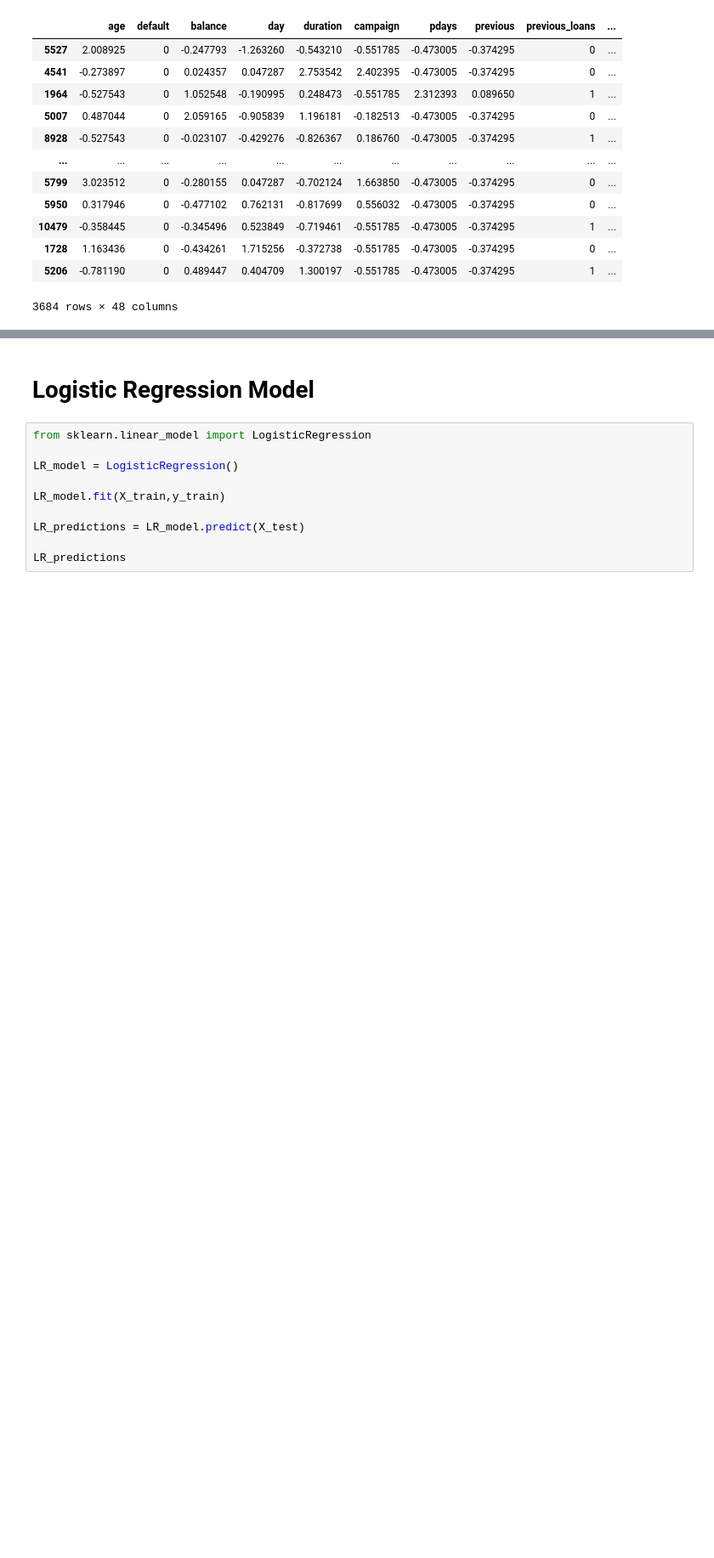
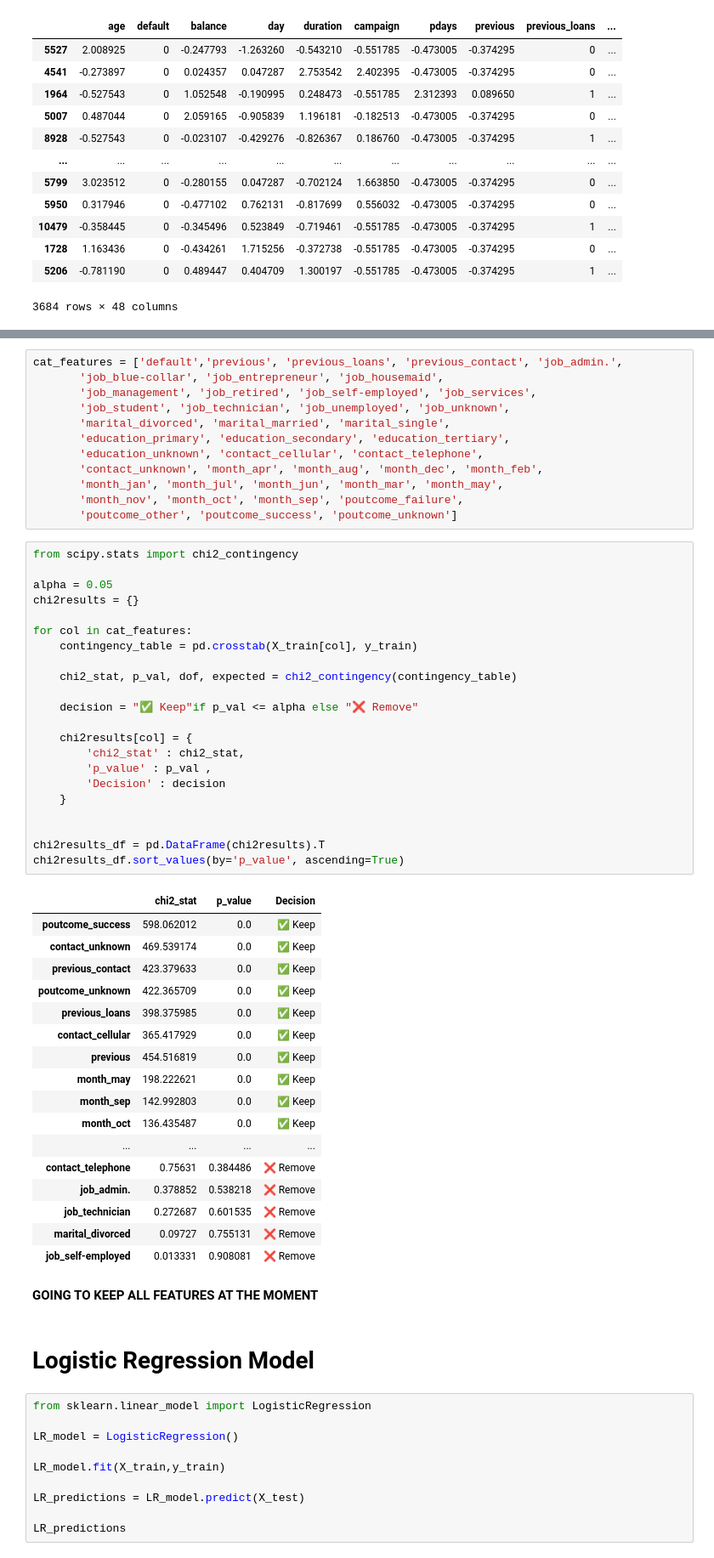
Before and after one commit to code-with-ayyan/Practice-Projects, a Jupyter notebook: Bank-Deposit-Prediction/bank.ipynb, the cells around one changed output, grey strips where cells are left out. Shown at 85% size. Saved outputs shown, nothing was run; the diff lists cells and outputs as text; blank space fills up the shorter version.

```diff
--- a/Bank-Deposit-Prediction/bank.ipynb
+++ b/Bank-Deposit-Prediction/bank.ipynb
@@ -375,3 +436,57 @@ X_test
+# %%
+cat_features = ['default','previous', 'previous_loans', 'previous_contact', 'job_admin.',
+       'job_blue-collar', 'job_entrepreneur', 'job_housemaid',
+       'job_management', 'job_retired', 'job_self-employed', 'job_services',
+       'job_student', 'job_technician', 'job_unemployed', 'job_unknown',
+       'marital_divorced', 'marital_married', 'marital_single',
+       'education_primary', 'education_secondary', 'education_tertiary',
+       'education_unknown', 'contact_cellular', 'contact_telephone',
+       'contact_unknown', 'month_apr', 'month_aug', 'month_dec', 'month_feb',
+       'month_jan', 'month_jul', 'month_jun', 'month_mar', 'month_may',
+       'month_nov', 'month_oct', 'month_sep', 'poutcome_failure',
+       'poutcome_other', 'poutcome_success', 'poutcome_unknown']
+# %%
+from scipy.stats import chi2_contingency
+
+alpha = 0.05
+chi2results = {}
+
+for col in cat_features:
+    contingency_table = pd.crosstab(X_train[col], y_train)
+
+    chi2_stat, p_val, dof, expected = chi2_contingency(contingency_table)
+
+    decision = "✅ Keep"if p_val <= alpha else "❌ Remove"
+
+    chi2results[col] = {
+        'chi2_stat' : chi2_stat,
+        'p_value' : p_val ,
+        'Decision' : decision
+    }
+
+
+chi2results_df = pd.DataFrame(chi2results).T
+chi2results_df.sort_values(by='p_value', ascending=True)
+# %% [output]
+|  | chi2_stat | p_value | Decision |
+| poutcome_success | 598.062012 | 0.0 | ✅ Keep |
+| contact_unknown | 469.539174 | 0.0 | ✅ Keep |
+| previous_contact | 423.379633 | 0.0 | ✅ Keep |
+| poutcome_unknown | 422.365709 | 0.0 | ✅ Keep |
+| previous_loans | 398.375985 | 0.0 | ✅ Keep |
+| contact_cellular | 365.417929 | 0.0 | ✅ Keep |
+| previous | 454.516819 | 0.0 | ✅ Keep |
+| month_may | 198.222621 | 0.0 | ✅ Keep |
+| month_sep | 142.992803 | 0.0 | ✅ Keep |
+| month_oct | 136.435487 | 0.0 | ✅ Keep |
+| ... | ... | ... | ... |
+| contact_telephone | 0.75631 | 0.384486 | ❌ Remove |
+| job_admin. | 0.378852 | 0.538218 | ❌ Remove |
+| job_technician | 0.272687 | 0.601535 | ❌ Remove |
+| marital_divorced | 0.09727 | 0.755131 | ❌ Remove |
+| job_self-employed | 0.013331 | 0.908081 | ❌ Remove |
+# %% [markdown]
+**GOING TO KEEP ALL FEATURES AT THE MOMENT**
 # %% [markdown]
 # Logistic Regression Model
 # %%
```
Also changed, not shown: parts of 4 cells of this notebook.
